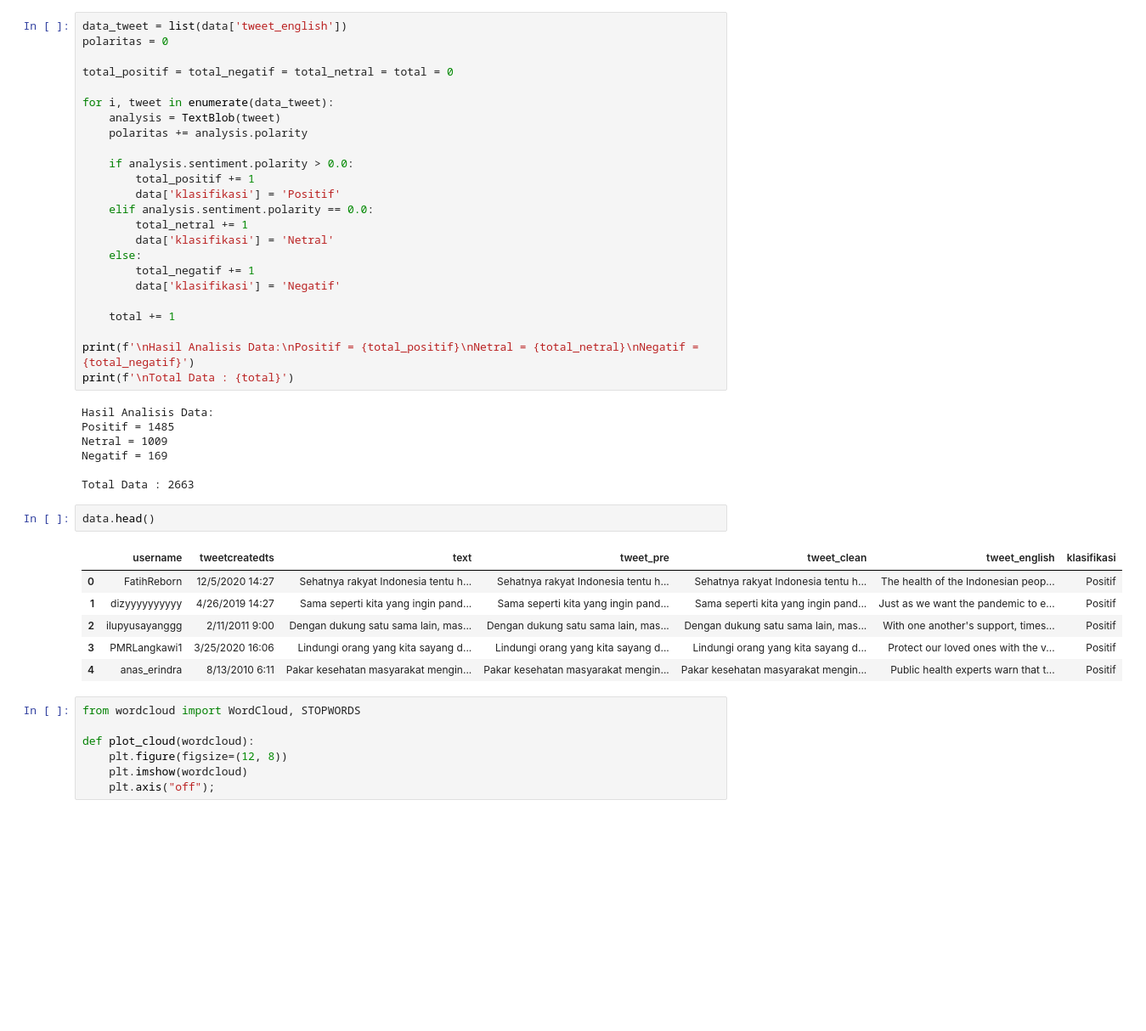
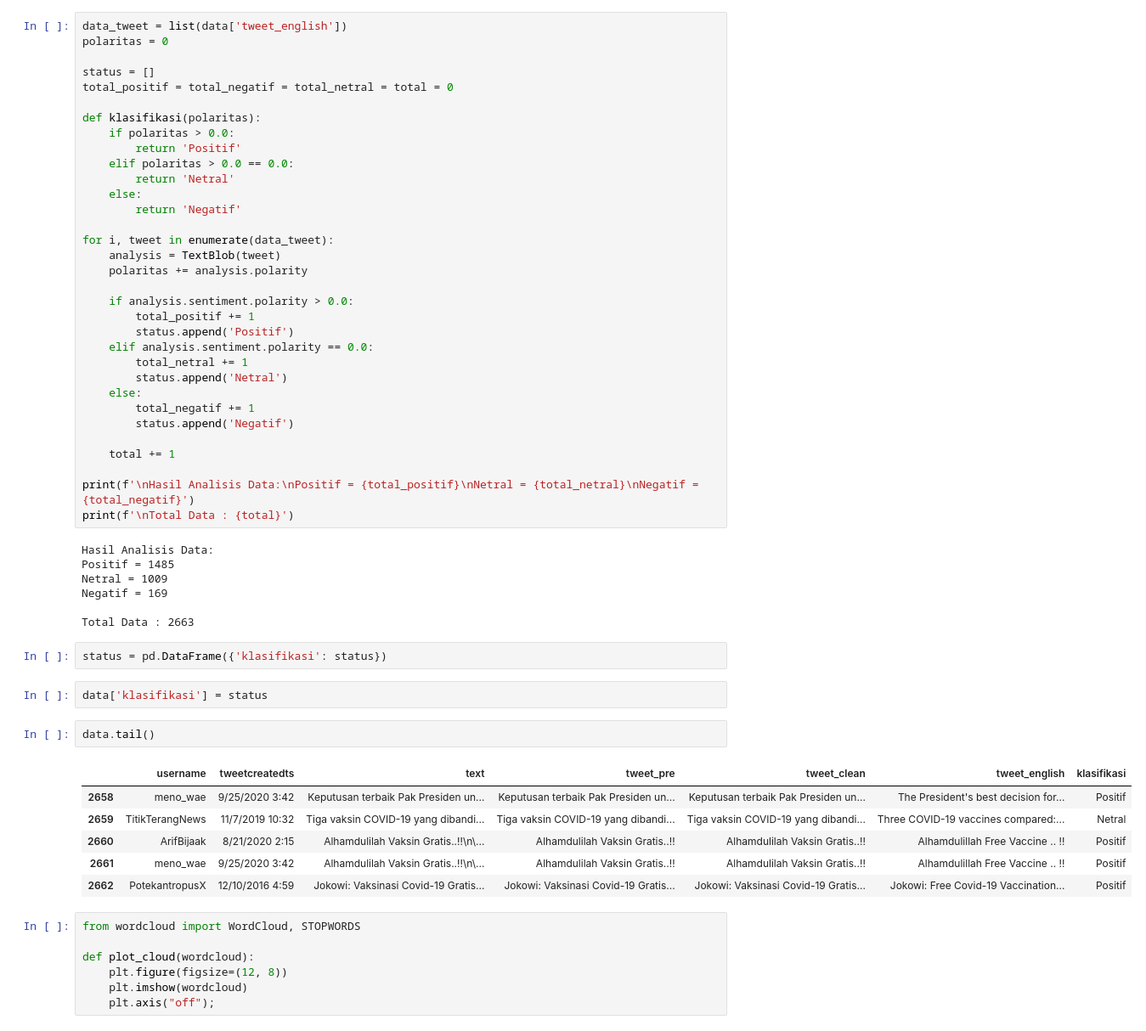
Before and after one commit to ShinyQ/Analisis-Sentimen-Kebijakan-Vaksinasi-COVID-19-Pemerintah_Naive-Bayes-Classifier, a Jupyter notebook: Tugas_Besar_WGTIK.ipynb, the cells around one changed output. Shown at 85% size. Saved outputs shown, nothing was run; the diff lists cells and outputs as text; blank space fills up the shorter version.

```diff
--- a/Tugas_Besar_WGTIK.ipynb
+++ b/Tugas_Besar_WGTIK.ipynb
@@ -191,7 +194,16 @@ data = pd.read_csv('https://github.com/ShinyQ/Analisis-Sentimen-Kebijakan-COVID-
 data_tweet = list(data['tweet_english'])
 polaritas = 0
 
+status = []
 total_positif = total_negatif = total_netral = total = 0
+
+def klasifikasi(polaritas):
+    if polaritas > 0.0:
+        return 'Positif'
+    elif polaritas > 0.0 == 0.0:
+        return 'Netral'
+    else:
+        return 'Negatif'
 
 for i, tweet in enumerate(data_tweet):
     analysis = TextBlob(tweet)
@@ -199,13 +211,13 @@ for i, tweet in enumerate(data_tweet):
 
     if analysis.sentiment.polarity > 0.0:
         total_positif += 1
-        data['klasifikasi'] = 'Positif'
+        status.append('Positif')
     elif analysis.sentiment.polarity == 0.0:
         total_netral += 1
-        data['klasifikasi'] = 'Netral'
+        status.append('Netral')
     else:
         total_negatif += 1
-        data['klasifikasi'] = 'Negatif'
+        status.append('Negatif')
 
     total += 1
 
@@ -218,15 +230,19 @@ Netral = 1009
 Negatif = 169
 
 Total Data : 2663
+# %%
+status = pd.DataFrame({'klasifikasi': status})
+# %%
+data['klasifikasi'] = status
 # %%
-data.head()
+data.tail()
 # %% [output]
 |  | username | tweetcreatedts | text | tweet_pre | tweet_clean | tweet_english | klasifikasi |
-| 0 | FatihReborn | 12/5/2020 14:27 | Sehatnya rakyat Indonesia tentu h... | Sehatnya rakyat Indonesia tentu h... | Sehatnya rakyat Indonesia tentu h... | The health of the Indonesian peop... | Positif |
-| 1 | dizyyyyyyyyyy | 4/26/2019 14:27 | Sama seperti kita yang ingin pand... | Sama seperti kita yang ingin pand... | Sama seperti kita yang ingin pand... | Just as we want the pandemic to e... | Positif |
-| 2 | ilupyusayanggg | 2/11/2011 9:00 | Dengan dukung satu sama lain, mas... | Dengan dukung satu sama lain, mas... | Dengan dukung satu sama lain, mas... | With one another's support, times... | Positif |
-| 3 | PMRLangkawi1 | 3/25/2020 16:06 | Lindungi orang yang kita sayang d... | Lindungi orang yang kita sayang d... | Lindungi orang yang kita sayang d... | Protect our loved ones with the v... | Positif |
-| 4 | anas_erindra | 8/13/2010 6:11 | Pakar kesehatan masyarakat mengin... | Pakar kesehatan masyarakat mengin... | Pakar kesehatan masyarakat mengin... | Public health experts warn that t... | Positif |
+| 2658 | meno_wae | 9/25/2020 3:42 | Keputusan terbaik Pak Presiden un... | Keputusan terbaik Pak Presiden un... | Keputusan terbaik Pak Presiden un... | The President's best decision for... | Positif |
+| 2659 | TitikTerangNews | 11/7/2019 10:32 | Tiga vaksin COVID-19 yang dibandi... | Tiga vaksin COVID-19 yang dibandi... | Tiga vaksin COVID-19 yang dibandi... | Three COVID-19 vaccines compared:... | Netral |
+| 2660 | ArifBijaak | 8/21/2020 2:15 | Alhamdulilah Vaksin Gratis..!!\n\... | Alhamdulilah Vaksin Gratis..!! | Alhamdulilah Vaksin Gratis..!! | Alhamdulillah Free Vaccine .. !! | Positif |
+| 2661 | meno_wae | 9/25/2020 3:42 | Alhamdulilah Vaksin Gratis..!!\n\... | Alhamdulilah Vaksin Gratis..!! | Alhamdulilah Vaksin Gratis..!! | Alhamdulillah Free Vaccine .. !! | Positif |
+| 2662 | PotekantropusX | 12/10/2016 4:59 | Jokowi: Vaksinasi Covid-19 Gratis... | Jokowi: Vaksinasi Covid-19 Gratis... | Jokowi: Vaksinasi Covid-19 Gratis... | Jokowi: Free Covid-19 Vaccination... | Positif |
 # %%
 from wordcloud import WordCloud, STOPWORDS
 
```
Also changed, not shown: parts of 10 cells of this notebook.
